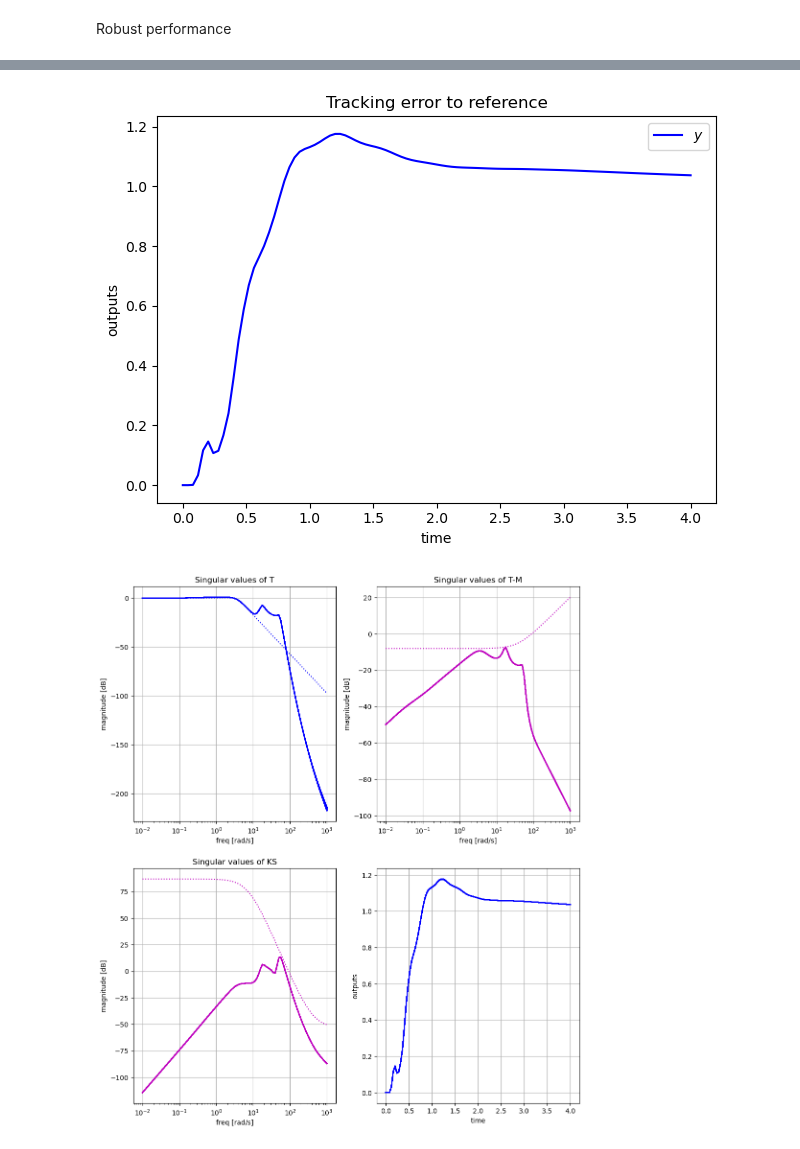
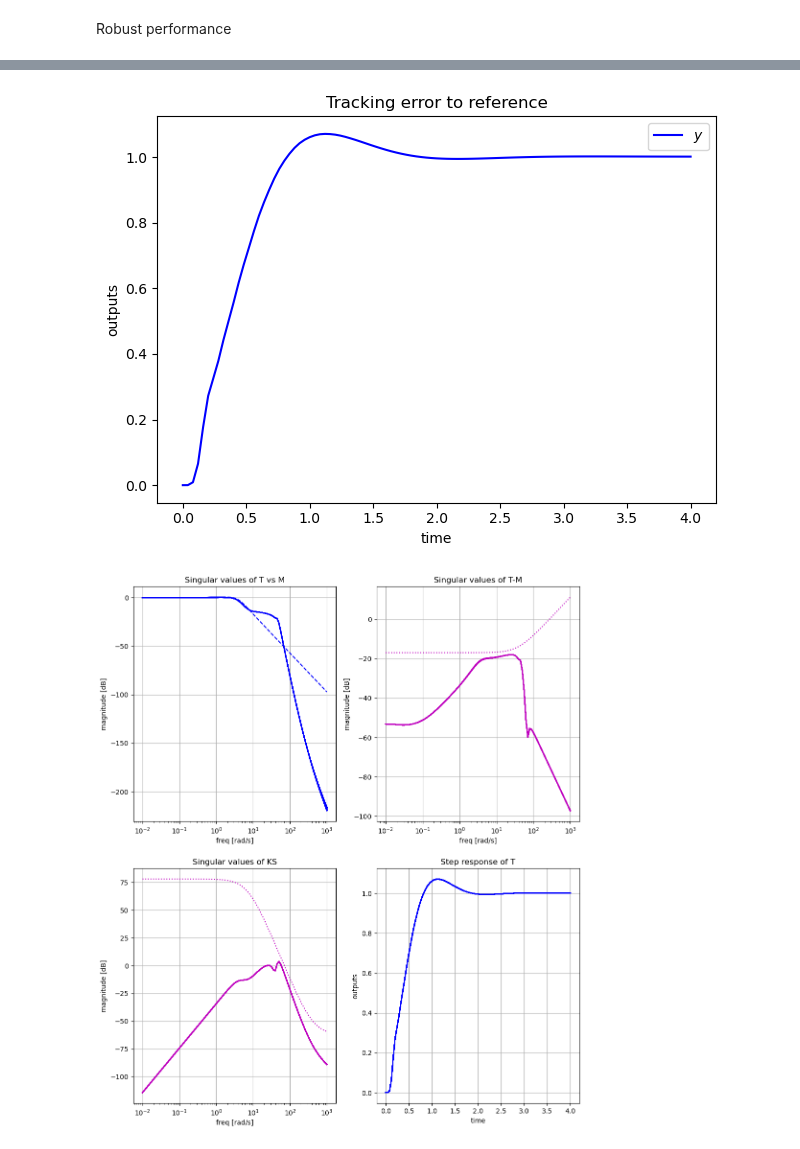
Before and after one commit to giannibi/rpc-scripts, a Jupyter notebook: Part5/hw1_24/hw1_24.ipynb, the cells around one changed output, grey strips where cells are left out. Saved outputs shown, nothing was run; the diff lists cells and outputs as text; code cells hidden in the pictures.

```diff
--- a/Part5/hw1_24/hw1_24.ipynb
+++ b/Part5/hw1_24/hw1_24.ipynb
@@ -281,7 +281,7 @@ nblock = np.array([1,1,2])
 itype = np.array([2,2,2])
 
 # Do mu-synthesis via D-K iteration
-K, best_nubar, init_mubar, best_mubar, gamma = rb.musyn(G, f, nblock, itype, omega, initgamma=2e1,  reduce=0, maxiter=20)
+K, best_nubar, init_mubar, best_mubar, gamma = rb.musyn(G, f, nblock, itype, omega, initgamma=2e1, maxiter=20)
 
 
 display("Best upper bound (nubar) to mu norm of Tzw_delta: ", best_nubar)
@@ -377,7 +377,7 @@ plt.legend()
 plt.title('Tracking error to reference')
 plt.tight_layout()
 # %% [output]
-[figure, old version]
+[figure, new version]
 # %%
     plt.figure(figsize=(12, 14))
     # Generate some random systems in the uncertainty set
@@ -416,8 +416,8 @@ plt.tight_layout()
 
     plt.subplot(2,2, 1)
     mag, phase, omegax = ct.freqresp(M, omega)
-    plt.semilogx(omegax, 20*np.log10(mag), 'b:')
-    plt.title('Singular values of T')
+    plt.semilogx(omegax, 20*np.log10(mag), 'b--')
+    plt.title('Singular values of T vs M')
     #plt.ylim([-60, 10])
     plt.ylabel('magnitude [dB]')
     #plt.xlim([1e-2, 1e3])
@@ -426,31 +426,32 @@ plt.tight_layout()
 
     plt.subplot(2,2, 2)
     mag, phase, omegax = ct.freqresp(rb.invss(Wm)*best_nubar, omega)
     plt.semilogx(omegax, 20*np.log10(mag), 'm:')
     plt.title('Singular values of T-M')
     #plt.ylim([-60, 10])
     plt.ylabel('magnitude [dB]')
     #plt.xlim([1e-2, 1e3])
     plt.xlabel('freq [rad/s]')
     plt.grid(visible=True)
 
     plt.subplot(2,2, 3)
     mag, phase, omegax = ct.freqresp(rb.invss(Wu)*best_nubar, omega)
     plt.semilogx(omegax, 20*np.log10(mag), 'm:')
     plt.title('Singular values of KS')
     #plt.ylim([-60, 10])
     plt.ylabel('magnitude [dB]')
     #plt.xlim([1e-2, 1e3])
     plt.xlabel('freq [rad/s]')
     plt.grid(visible=True)
 
     plt.subplot(2,2, 4)
     plt.plot(tt, y, 'b', label= '$y$' )
+    plt.title('Step response of T')
     plt.xlabel('time')
     plt.ylabel('outputs')
     plt.grid(visible=True)
 
     #plt.tight_layout()
     plt.show()
 # %% [output]
-[figure, old version]
+[figure, new version]
```
Also changed, not shown: parts of 10 cells of this notebook, 1 other file.
